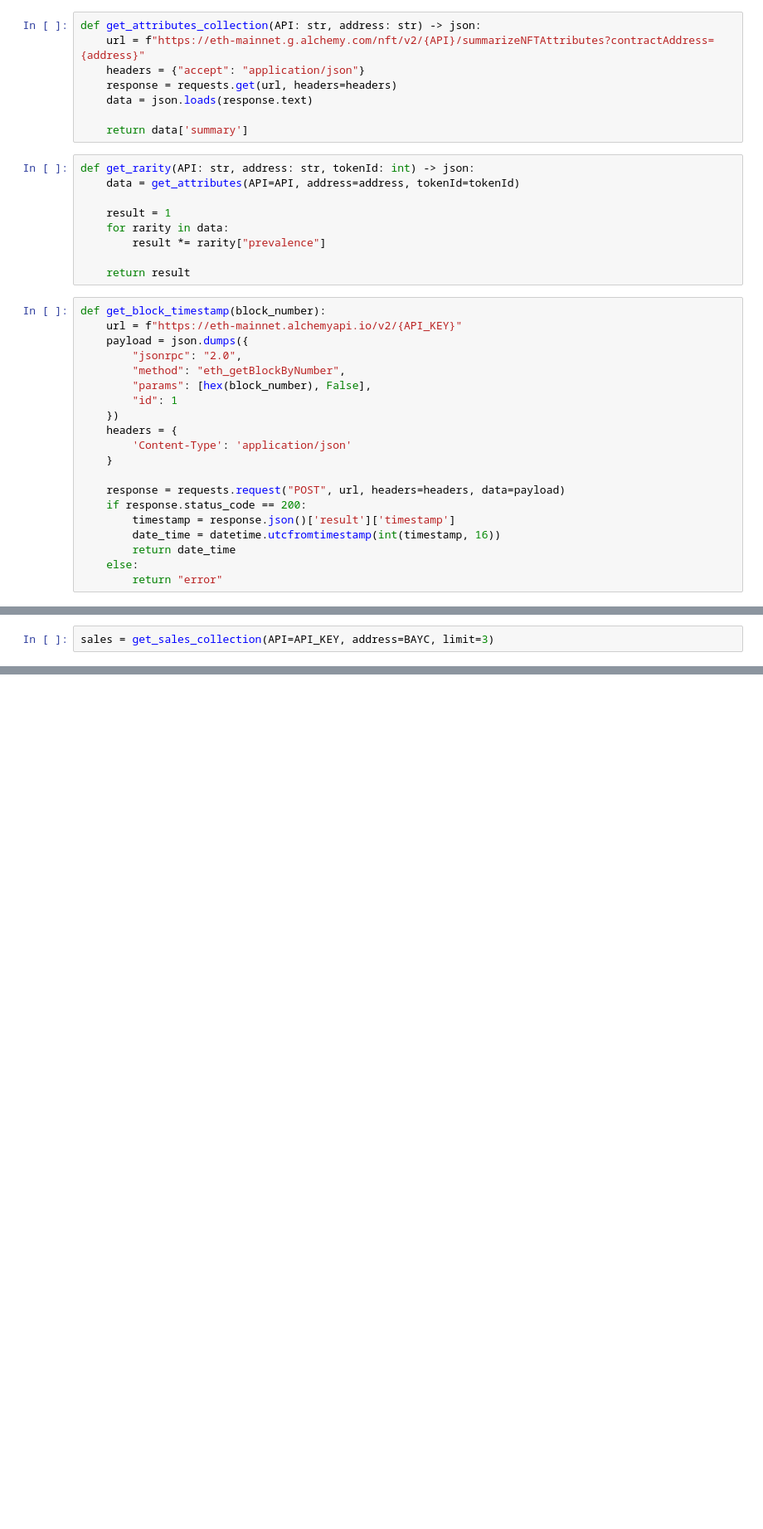
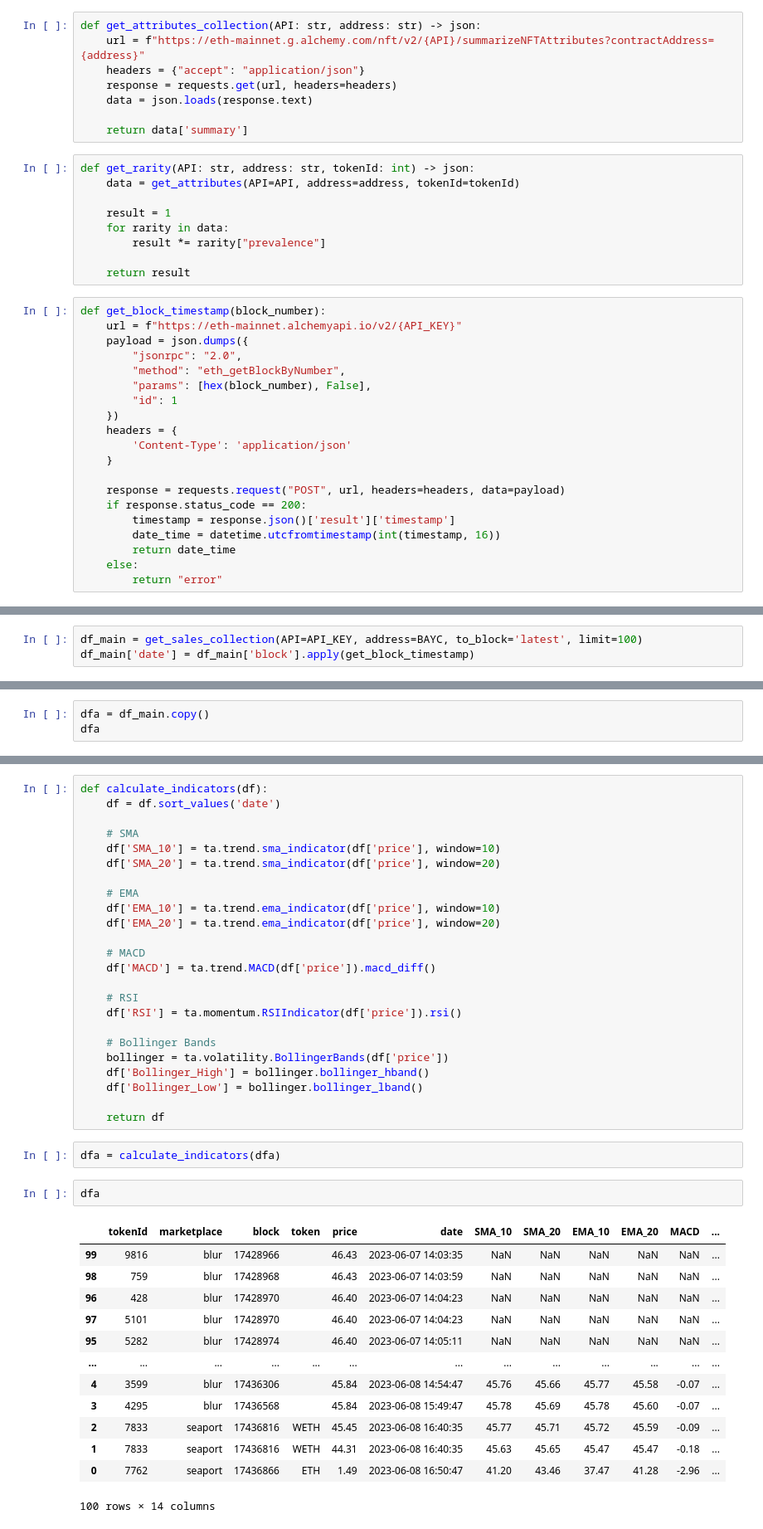
Before and after one commit to suanow/NFT-ML-term-paper, a Jupyter notebook: models/sand_new.ipynb, the cells around one changed output, grey strips where cells are left out. Shown: that part at 83% size. Cells and saved outputs as stored; diff of their text form; blank space fills up the shorter version.

Commit message:
added tech indicators

```diff
--- a/models/sand_new.ipynb
+++ b/models/sand_new.ipynb
@@ -111,2 +187,3 @@ def get_block_timestamp(block_number):
 # %%
-sales = get_sales_collection(API=API_KEY, address=BAYC, limit=3)
+df_main = get_sales_collection(API=API_KEY, address=BAYC, to_block='latest', limit=100)
+df_main['date'] = df_main['block'].apply(get_block_timestamp)
@@ -120,0 +190,3 @@ sales
+# %%
+dfa = df_main.copy()
+dfa
@@ -120,0 +207,42 @@ sales
+# %%
+def calculate_indicators(df):
+    df = df.sort_values('date')
+
+    # SMA
+    df['SMA_10'] = ta.trend.sma_indicator(df['price'], window=10)
+    df['SMA_20'] = ta.trend.sma_indicator(df['price'], window=20)
+
+    # EMA
+    df['EMA_10'] = ta.trend.ema_indicator(df['price'], window=10)
+    df['EMA_20'] = ta.trend.ema_indicator(df['price'], window=20)
+
+    # MACD
+    df['MACD'] = ta.trend.MACD(df['price']).macd_diff()
+
+    # RSI
+    df['RSI'] = ta.momentum.RSIIndicator(df['price']).rsi()
+
+    # Bollinger Bands
+    bollinger = ta.volatility.BollingerBands(df['price'])
+    df['Bollinger_High'] = bollinger.bollinger_hband()
+    df['Bollinger_Low'] = bollinger.bollinger_lband()
+
+    return df
+# %%
+dfa = calculate_indicators(dfa)
+# %%
+dfa
+# %% [output]
+|  | tokenId | marketplace | block | token | price | date | SMA_10 | SMA_20 | EMA_10 | EMA_20 | MACD | ... |
+| 99 | 9816 | blur | 17428966 |  | 46.43 | 2023-06-07 14:03:35 | NaN | NaN | NaN | NaN | NaN | ... |
+| 98 | 759 | blur | 17428968 |  | 46.43 | 2023-06-07 14:03:59 | NaN | NaN | NaN | NaN | NaN | ... |
+| 96 | 428 | blur | 17428970 |  | 46.40 | 2023-06-07 14:04:23 | NaN | NaN | NaN | NaN | NaN | ... |
+| 97 | 5101 | blur | 17428970 |  | 46.40 | 2023-06-07 14:04:23 | NaN | NaN | NaN | NaN | NaN | ... |
+| 95 | 5282 | blur | 17428974 |  | 46.40 | 2023-06-07 14:05:11 | NaN | NaN | NaN | NaN | NaN | ... |
+| ... | ... | ... | ... | ... | ... | ... | ... | ... | ... | ... | ... | ... |
+| 4 | 3599 | blur | 17436306 |  | 45.84 | 2023-06-08 14:54:47 | 45.76 | 45.66 | 45.77 | 45.58 | -0.07 | ... |
+| 3 | 4295 | blur | 17436568 |  | 45.84 | 2023-06-08 15:49:47 | 45.78 | 45.69 | 45.78 | 45.60 | -0.07 | ... |
+| 2 | 7833 | seaport | 17436816 | WETH | 45.45 | 2023-06-08 16:40:35 | 45.77 | 45.71 | 45.72 | 45.59 | -0.09 | ... |
+| 1 | 7833 | seaport | 17436816 | WETH | 44.31 | 2023-06-08 16:40:35 | 45.63 | 45.65 | 45.47 | 45.47 | -0.18 | ... |
+| 0 | 7762 | seaport | 17436866 | ETH | 1.49 | 2023-06-08 16:50:47 | 41.20 | 43.46 | 37.47 | 41.28 | -2.96 | ... |
+100 rows × 14 columns
```
Also changed, not shown: parts of 14 cells of this notebook, 4 other files.
